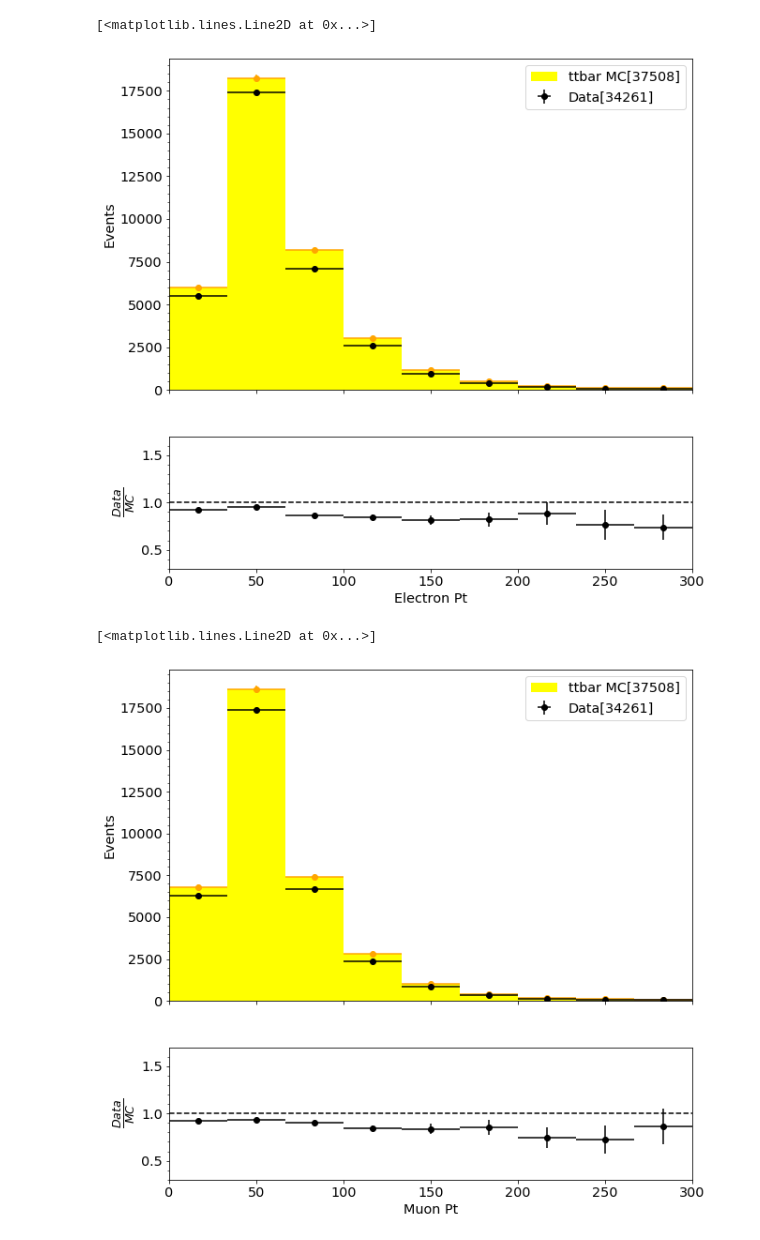
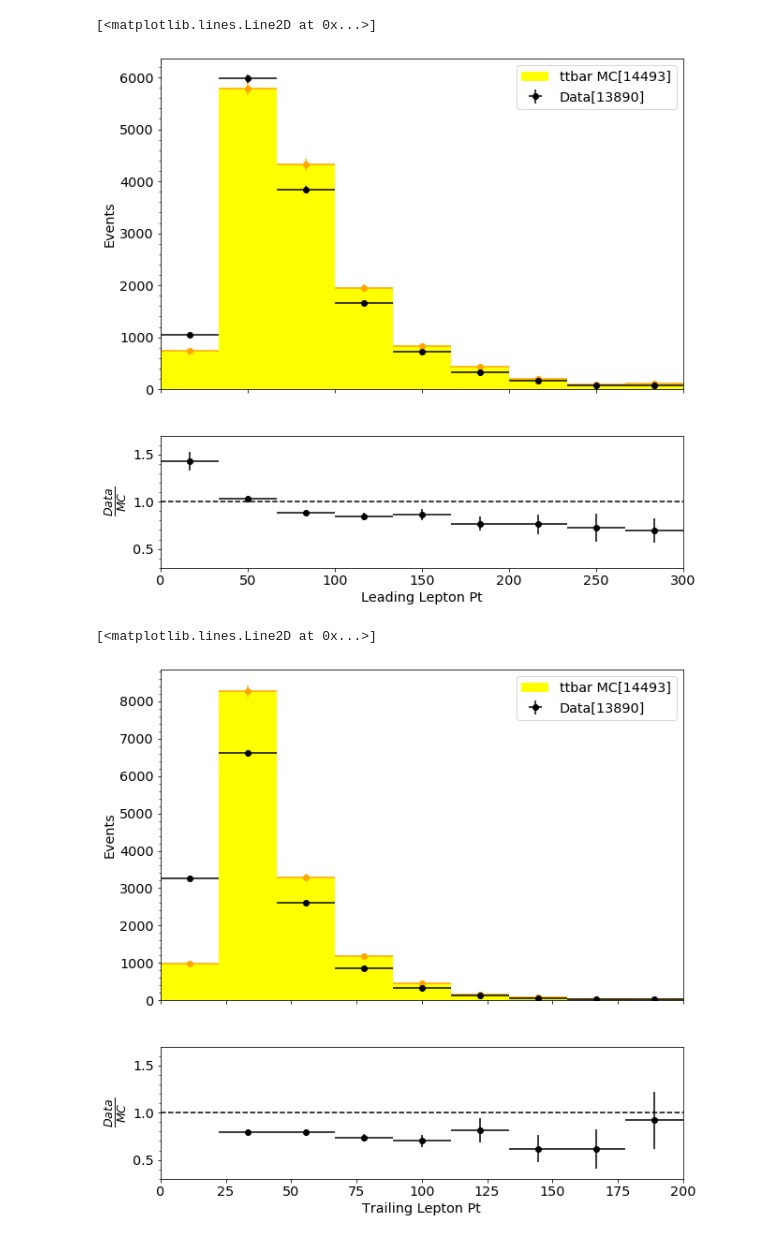
Before and after one commit to jkguiang/NanoTools, a Jupyter notebook: studies/ttbarCR/ControlPlots.ipynb, the cells around one changed output. Drawn from its saved outputs; the diff is of its cells as text; code cells hidden in the pictures.

```diff
--- a/studies/ttbarCR/ControlPlots.ipynb
+++ b/studies/ttbarCR/ControlPlots.ipynb
@@ -69,39 +115,39 @@ plt.plot(one_x,one,'k--')
 # %%
 bins = np.linspace(0,300,10)
-mc_p = Hist1D(mc_c.elec_pt,weights=comb_w,bins=bins,label='ttbar MC['+str(round(sum(comb_w)))+']',color='yellow')
-mc_pe = Hist1D(mc_c.elec_pt,weights=comb_w,bins=bins,color='orange')
-data_p = Hist1D(data_c.elec_pt,bins=bins,label='Data['+str(len(data_c))+']',color='black')
+mc_p = Hist1D(mc_c.leading_lep_pt,weights=comb_w,bins=bins,label='ttbar MC['+str(round(sum(comb_w)))+']',color='yellow')
+mc_pe = Hist1D(mc_c.leading_lep_pt,weights=comb_w,bins=bins,color='orange')
+data_p = Hist1D(data_c.leading_lep_pt,bins=bins,label='Data['+str(len(data_c))+']',color='black')
 one = np.ones(50)
 one_x = np.linspace(0,300)
 #Plot
 fig,(ax1,ax2) = plt.subplots(2,sharex=True,figsize=(10,10),gridspec_kw=dict(height_ratios=[5, 2]))
 mc_p.plot(ax=ax1)
 mc_pe.plot(ax=ax1,show_errors=True)
 ax1.set_ylabel("Events")
-ax2.set_xlabel(r"Electron Pt")
+ax2.set_xlabel(r"Leading Lepton Pt")
 ax1.yaxis.set_minor_locator(AutoMinorLocator())
 data_p.plot(ax=ax1,show_errors=True)
 (data_p/mc_p).plot(ax=ax2,show_errors=True,label='')
 ax2.set_ylabel(r"$\frac{Data}{MC}$",fontsize=18)
 ax2.set_ylim(0.3,1.7)
 ax2.yaxis.set_minor_locator(AutoMinorLocator())
 plt.plot(one_x,one,'k--')
 # %% [output]
 [<matplotlib.lines.Line2D at 0x...>]
-[figure, old version]
+[figure, new version]
 # %%
-bins = np.linspace(0,300,10)
-mc_p = Hist1D(mc_c.mu_pt,weights=comb_w,bins=bins,label='ttbar MC['+str(round(sum(comb_w)))+']',color='yellow')
-mc_pe = Hist1D(mc_c.mu_pt,weights=comb_w,bins=bins,color='orange')
-data_p = Hist1D(data_c.mu_pt,bins=bins,label='Data['+str(len(data_c))+']',color='black')
+bins = np.linspace(0,200,10)
+mc_p = Hist1D(mc_c.trailing_lep_pt,weights=comb_w,bins=bins,label='ttbar MC['+str(round(sum(comb_w)))+']',color='yellow')
+mc_pe = Hist1D(mc_c.trailing_lep_pt,weights=comb_w,bins=bins,color='orange')
+data_p = Hist1D(data_c.trailing_lep_pt,bins=bins,label='Data['+str(len(data_c))+']',color='black')
 one = np.ones(50)
-one_x = np.linspace(0,300)
+one_x = np.linspace(0,200)
 #Plot
 fig,(ax1,ax2) = plt.subplots(2,sharex=True,figsize=(10,10),gridspec_kw=dict(height_ratios=[5, 2]))
 mc_p.plot(ax=ax1)
 mc_pe.plot(ax=ax1,show_errors=True)
 ax1.set_ylabel("Events")
-ax2.set_xlabel(r"Muon Pt")
+ax2.set_xlabel(r"Trailing Lepton Pt")
 ax1.yaxis.set_minor_locator(AutoMinorLocator())
 data_p.plot(ax=ax1,show_errors=True)
 (data_p/mc_p).plot(ax=ax2,show_errors=True,label='')
@@ -111,6 +157,6 @@ ax2.yaxis.set_minor_locator(AutoMinorLocator())
 plt.plot(one_x,one,'k--')
 # %% [output]
 [<matplotlib.lines.Line2D at 0x...>]
-[figure, old version]
+[figure, new version]
 # %%
 bins = np.linspace(-3,3,10)
```
Also changed, not shown: parts of 10 cells of this notebook.
